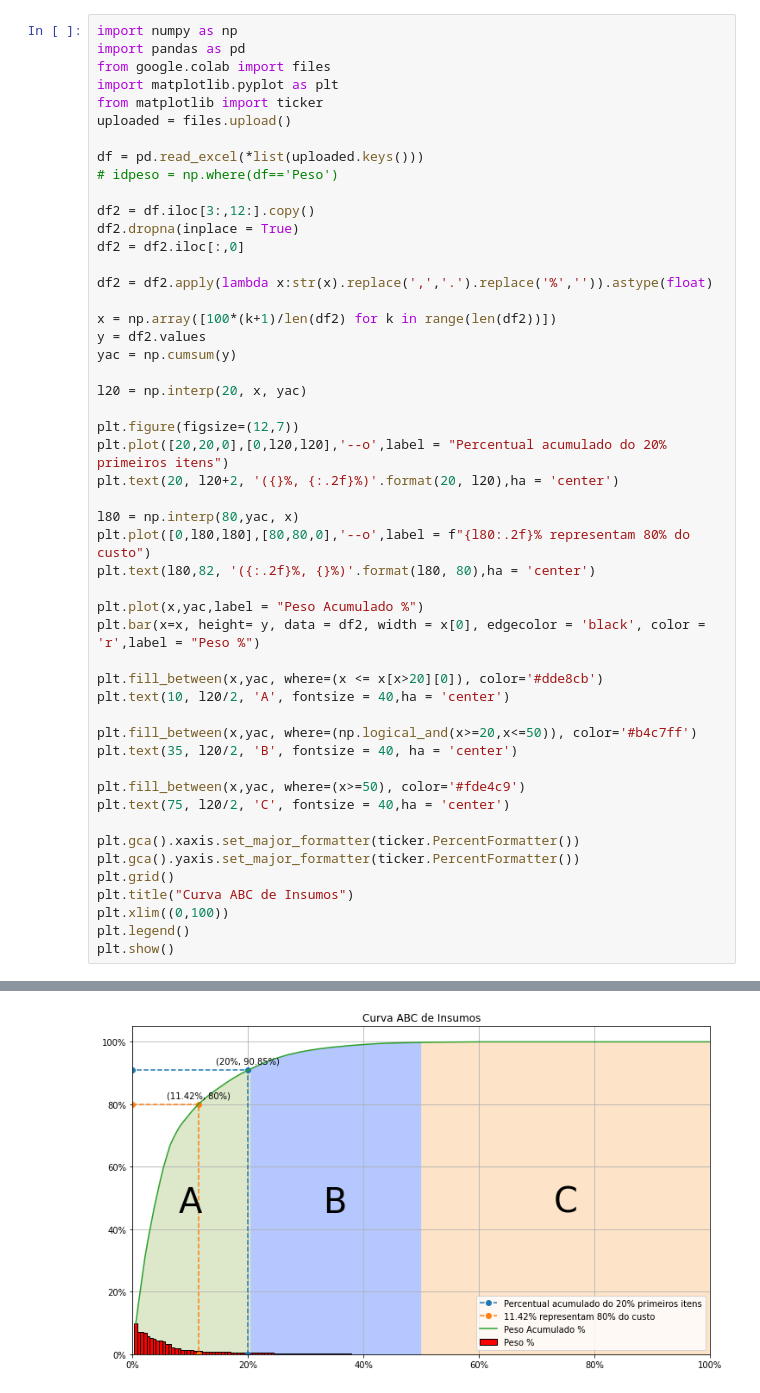
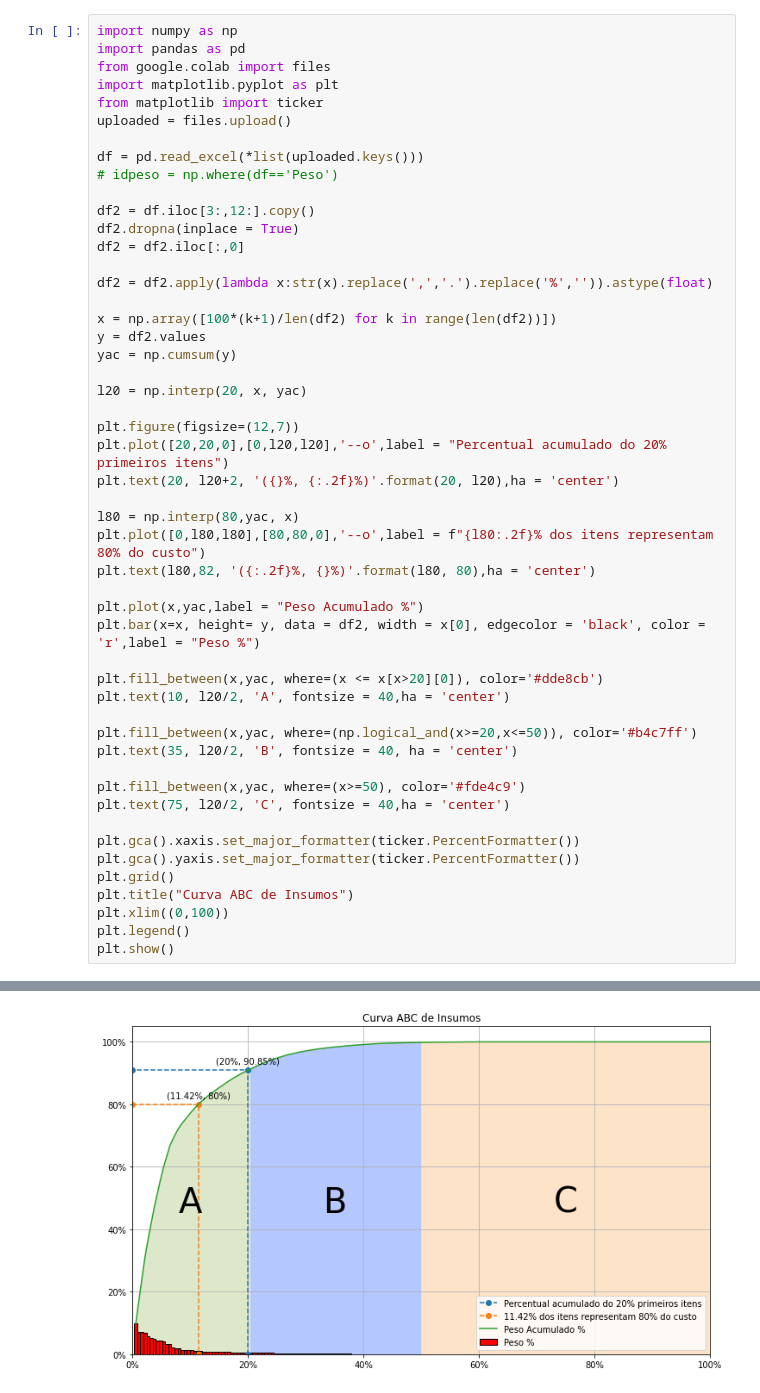
Before and after one commit to rafaeldjsm/Engenharia, a Jupyter notebook: ORCAMENTO/graph_curvaABC.ipynb, the cells around one changed output, grey strips where cells are left out. Saved outputs shown, nothing was run; the diff lists cells and outputs as text.

```diff
--- a/ORCAMENTO/graph_curvaABC.ipynb
+++ b/ORCAMENTO/graph_curvaABC.ipynb
@@ -28,7 +28,7 @@ plt.plot([20,20,0],[0,l20,l20],'--o',label = "Percentual acumulado do 20% primei
 plt.text(20, l20+2, '({}%, {:.2f}%)'.format(20, l20),ha = 'center')
 
 l80 = np.interp(80,yac, x)
-plt.plot([0,l80,l80],[80,80,0],'--o',label = f"{l80:.2f}% representam 80% do custo")
+plt.plot([0,l80,l80],[80,80,0],'--o',label = f"{l80:.2f}% dos itens representam 80% do custo")
 plt.text(l80,82, '({:.2f}%, {}%)'.format(l80, 80),ha = 'center')
 
 plt.plot(x,yac,label = "Peso Acumulado %")
@@ -56 +56 @@ Saving ORÇAMENTO DE DEMONSTRAÇÃO ORÇA - Curva ABC de Insumos.xlsx to ORÇAME
-[figure, old version]
+[figure, new version]
```
Also changed, not shown: parts of 1 cell of this notebook.
